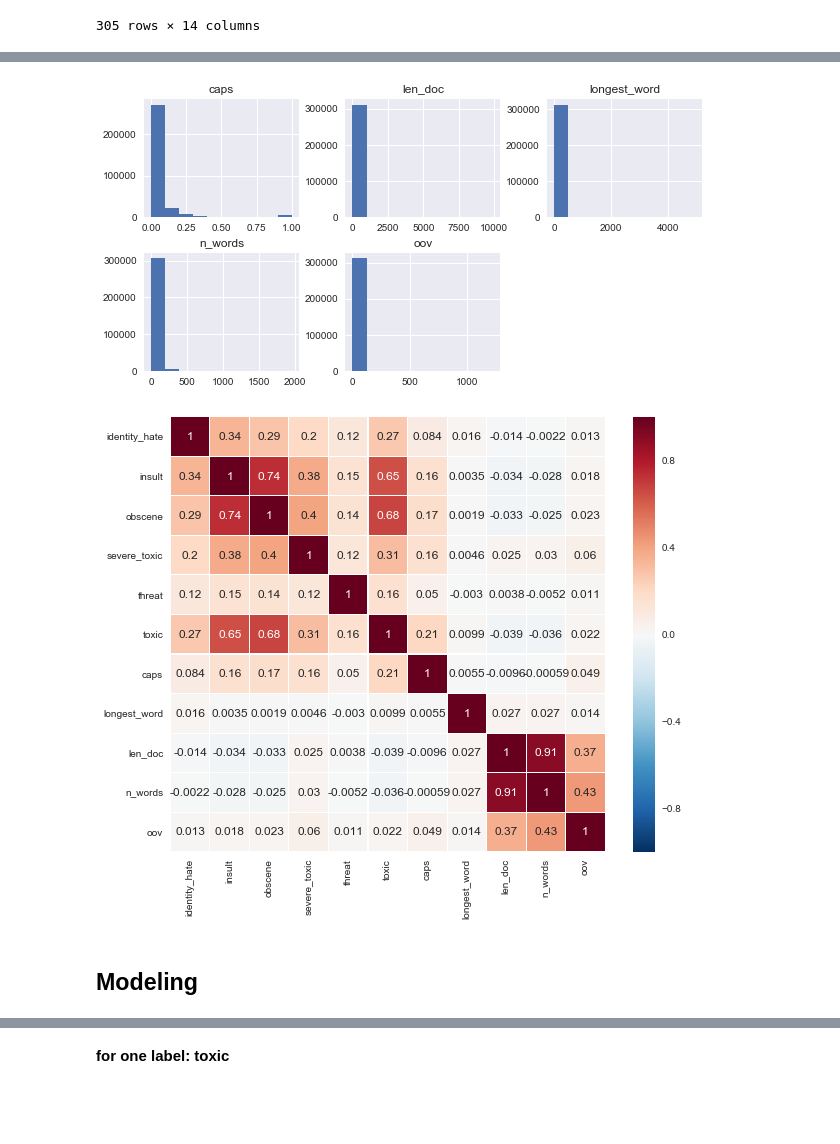
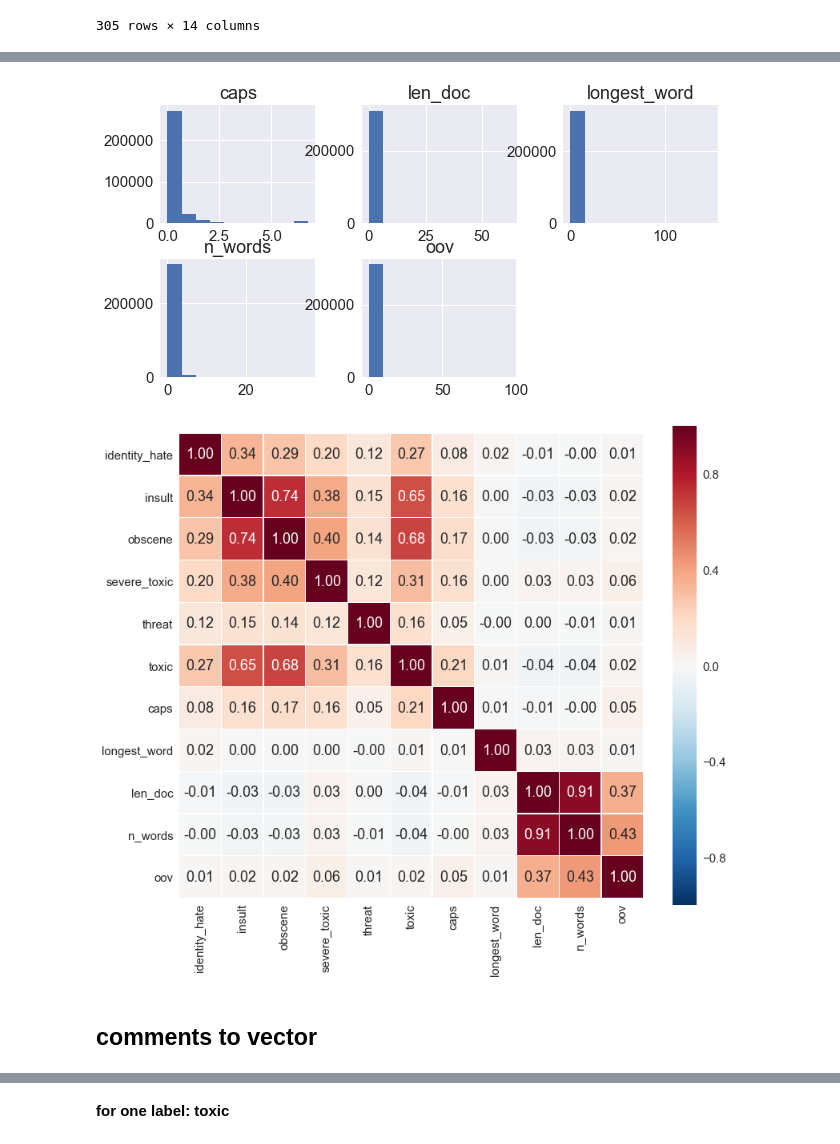
Before and after one commit to liyadi81/toxic-comment-classification, a Jupyter notebook: Toxic_Comment.ipynb, the cells around one changed output, grey strips where cells are left out. Cells and saved outputs as stored; diff of their text form; code cells hidden in the pictures; blank space fills up the shorter version.

```diff
--- a/Toxic_Comment.ipynb
+++ b/Toxic_Comment.ipynb
@@ -104,10 +104,9 @@ plt.show()
 # %%
 # checking correlation of different lables
 
-# sns.set(font_scale=1.5)
-# plt.yticks(rotation=0)
-
 plt.figure(figsize=(8,7))
+sns.set(font_scale=1.5)
+plt.yticks(rotation=0)
 sns.heatmap(train.iloc[:,2:].corr(method='spearman'), annot=True, square=True, linewidths=0.1)
 plt.show()
 # %% [output]
@@ -219,8 +218,27 @@ def token_combine(nested_list):
         combined_doc.append(' '.join(nested_list[i]))
     return(combined_doc)
 # %%
-# processing url, ip address and punctuations
+# takes a few minutes to process
 
-full_set.comment_text = full_set.comment_text.apply(lambda x: re.sub(r"(https|http)\S+", "", x))
-full_set.comment_text = full_set.comment_text.apply(lambda x: re.sub(r'[0-9]+(\.[0-9]+){3}', 'ipaddress', x))
-full_set.comment_text = full_set.comment_text.apply(lambda x: re.sub(r'([{}])'.format(string.punctuation),' \g<1> ', x))        # “”¨«»®´·º½¾¿¡§£₤‘’
+%%time
+
+if not os.path.exists('full_cleaned.pkl') or 0==1:
+    print("start processing text...")
+
+    # processing url, ip address and punctuations
+    full_set.comment_text = full_set.comment_text.apply(lambda x: re.sub(r"(https|http)\S+", "", x))
+    full_set.comment_text = full_set.comment_text.apply(lambda x: re.sub(r'[0-9]+(\.[0-9]+){3}', 'ipaddress', x))
+    full_set.comment_text = full_set.comment_text.apply(lambda x: re.sub(r'([{}])'.format(string.punctuation),
+                                                                         ' \g<1> ', x))  # “”¨«»®´·º½¾¿¡§£₤‘’
+
+#     features = nlp_pip(full_set.comment_text)            # this one takes long time
+    features = token_pip(full_set.comment_text)      # this one much faster
+    for k in features:
+        if k=='cleaned_text':
+            full_set[k] = features[k]
+        else:
+            full_set[k] = features[k]/np.std(features[k])    # normalize
+    print('Saving dataframe...')
+    full_set.to_pickle('full_cleaned.pkl')
+else:
+    full_set = pd.read_pickle('full_cleaned.pkl')
@@ -423,17 +455,18 @@ full_set[full_set.oov>200]
 full_set.iloc[:, 8:].hist(figsize=(10,5), layout=(2,3))
 plt.show()
 # %% [output]
-[figure, old version]
+[figure, new version]
 # %%
 # checking correlation in the train set
 
-plt.figure(figsize=(10,8))
-sns.heatmap(full_set.iloc[:n_train,2:].corr(), annot=True, square=True, linewidths=0.1)
+plt.figure(figsize=(13,11))
+sns.set(font_scale=1.5)
+sns.heatmap(full_set.iloc[:n_train,2:].corr(), annot=True, square=True, linewidths=0.1, fmt='.2f')
 plt.show()
 # %% [output]
-[figure, old version]
+[figure, new version]
-# %% [markdown]
-## Modeling
+# %% [markdown]
+## comments to vector
 # %%
 from sklearn.feature_extraction.text import TfidfVectorizer
 from sklearn.base import BaseEstimator, TransformerMixin
```
Also changed, not shown: parts of 32 cells of this notebook.
